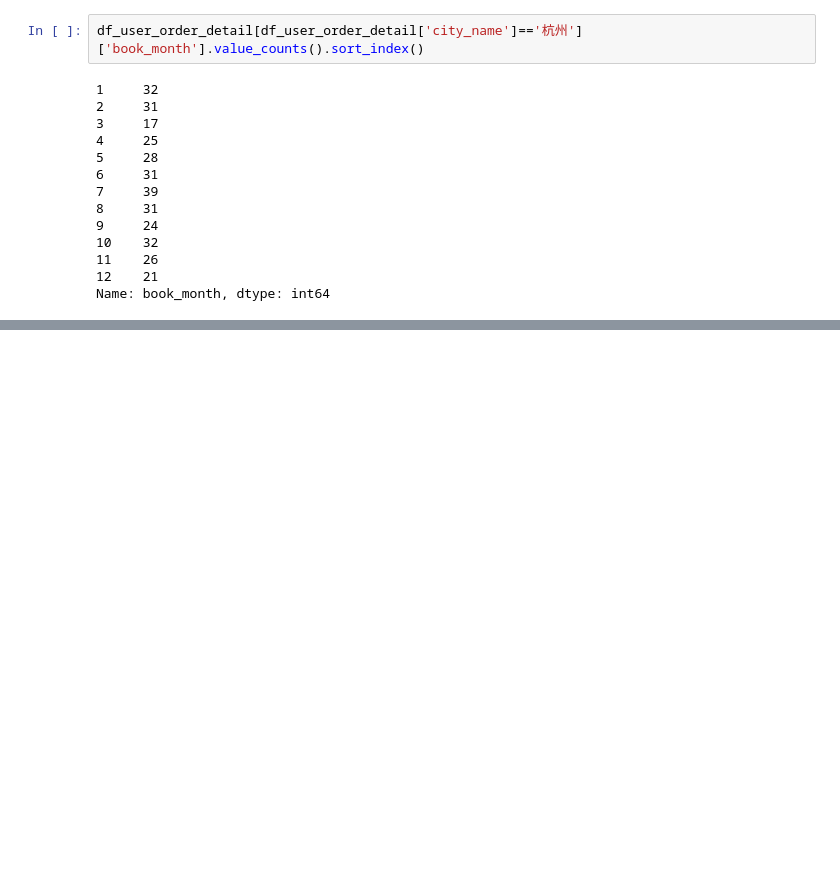
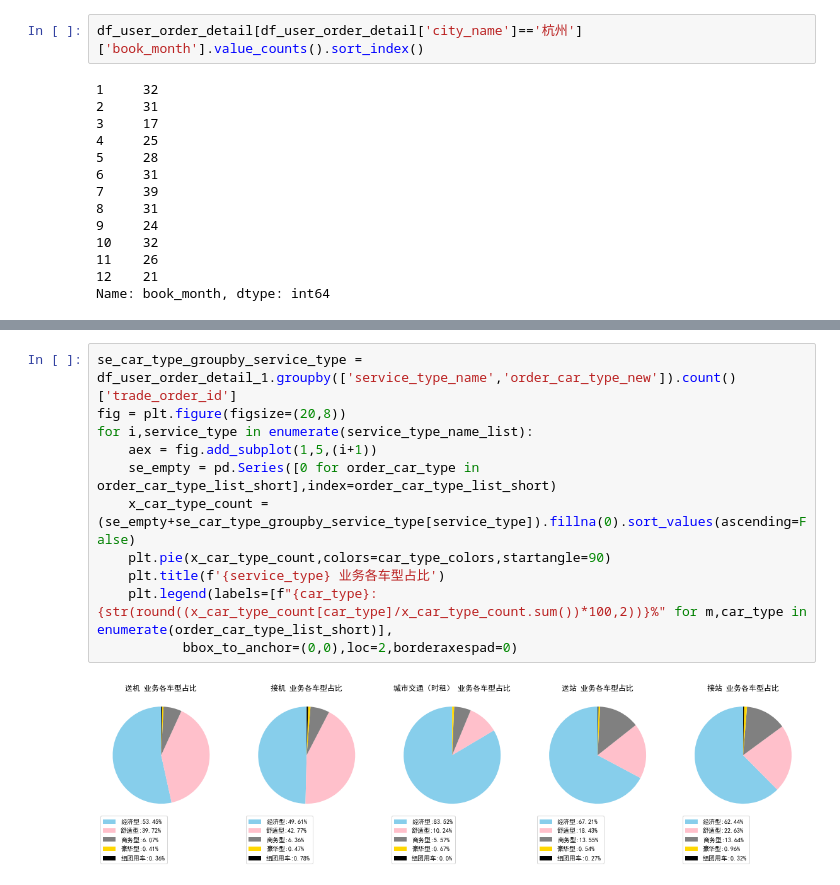
Before and after one commit to xinruigoalForTrain/car_order_analyse, a Jupyter notebook: car_order_analyse.ipynb, the cells around one changed output, grey strips where cells are left out. Cells and saved outputs as stored; diff of their text form; blank space fills up the shorter version.

```diff
--- a/car_order_analyse.ipynb
+++ b/car_order_analyse.ipynb
@@ -318,0 +477,13 @@ for j,city in enumerate(list_order_city_top10):
+# %%
+se_car_type_groupby_service_type = df_user_order_detail_1.groupby(['service_type_name','order_car_type_new']).count()['trade_order_id']
+fig = plt.figure(figsize=(20,8))
+for i,service_type in enumerate(service_type_name_list):
+    aex = fig.add_subplot(1,5,(i+1))
+    se_empty = pd.Series([0 for order_car_type in order_car_type_list_short],index=order_car_type_list_short)
+    x_car_type_count = (se_empty+se_car_type_groupby_service_type[service_type]).fillna(0).sort_values(ascending=False)
+    plt.pie(x_car_type_count,colors=car_type_colors,startangle=90)
+    plt.title(f'{service_type} 业务各车型占比')
+    plt.legend(labels=[f"{car_type}:{str(round((x_car_type_count[car_type]/x_car_type_count.sum())*100,2))}%" for m,car_type in enumerate(order_car_type_list_short)],
+           bbox_to_anchor=(0,0),loc=2,borderaxespad=0)
+# %% [output]
+[figure, added]
```
Also changed, not shown: parts of 44 cells of this notebook.
